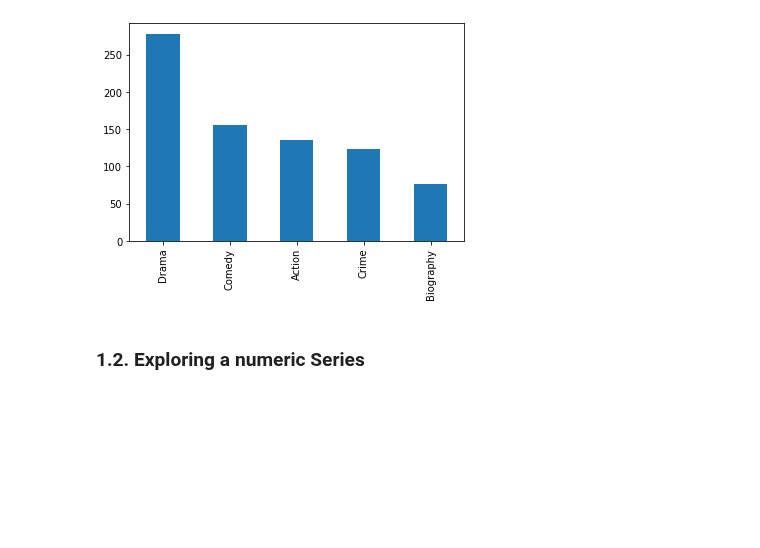
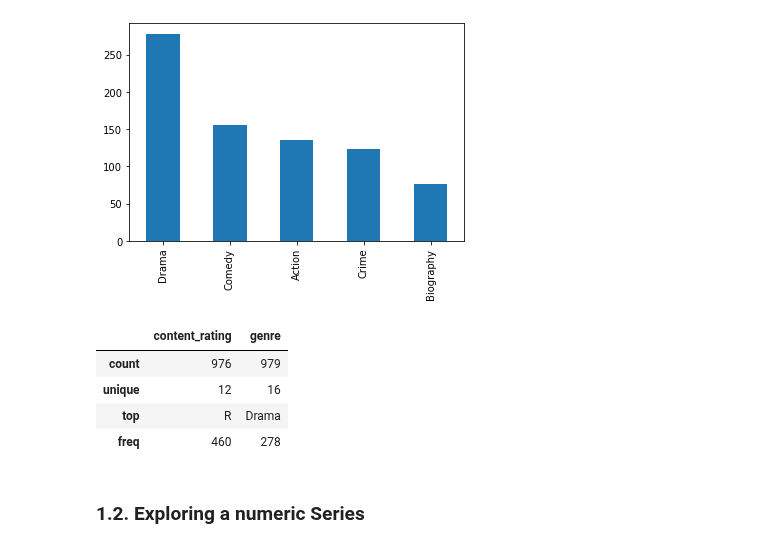
Before and after one commit to um-perez-alvaro/Data-Science-Practice, a Jupyter notebook: Jupyter Notebooks/Pandas/notebooks/Working with Series.ipynb, the cells around one changed output. Drawn from its saved outputs; the diff is of its cells as text; code cells hidden in the pictures; blank space fills up the shorter version.

```diff
--- a/Jupyter Notebooks/Pandas/notebooks/Working with Series.ipynb
+++ b/Jupyter Notebooks/Pandas/notebooks/Working with Series.ipynb
@@ -106,6 +106,15 @@ movies.genre.value_counts().head(5).plot(kind='bar')
 # %% [output]
 <AxesSubplot:>
 [figure]
+# %%
+# explore multiple columns at once
+movies[['content_rating','genre']].describe()
+# %% [output]
+|  | content_rating | genre |
+| count | 976 | 979 |
+| unique | 12 | 16 |
+| top | R | Drama |
+| freq | 460 | 278 |
 # %% [markdown]
 ### 1.2. Exploring a numeric Series
 # %%
```
Also changed, not shown: parts of 14 cells of this notebook.
